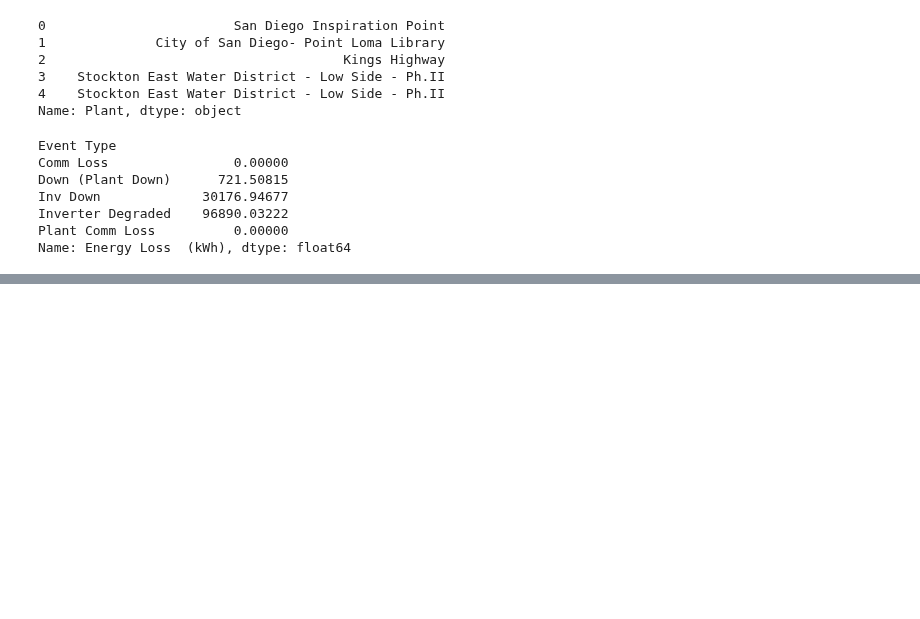
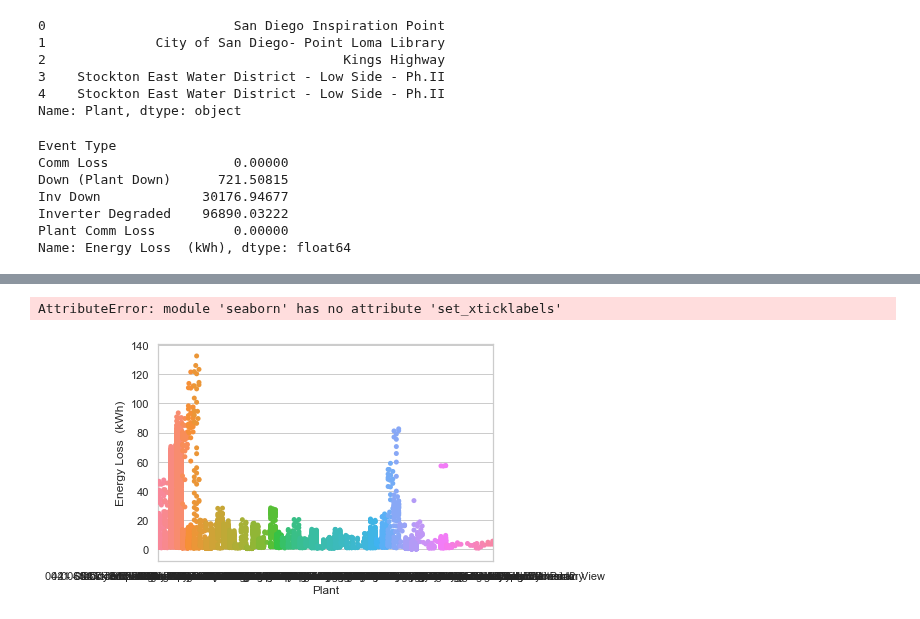
Before and after one commit to tahentx/pv_workbook, a Jupyter notebook: eda/sm3.ipynb, the cells around one changed output, grey strips where cells are left out. Saved outputs shown, nothing was run; the diff lists cells and outputs as text; code cells hidden in the pictures; blank space fills up the shorter version.

Commit message:
first shot at swarm plot for inverter kwh loss data'

```diff
--- a/eda/sm3.ipynb
+++ b/eda/sm3.ipynb
@@ -277,0 +264,2 @@ KeyError: 0                           San Diego Inspiration Point
+# %%
+df_invdeg = df[df['Event Type'] == 'Inverter Degraded']
@@ -277,0 +286,11 @@ KeyError: 0                           San Diego Inspiration Point
+# %%
+import seaborn as sns
+sns.set(style="whitegrid")
+df_invdeg.dropna()
+sns.swarmplot(x='Plant',y='Energy Loss  (kWh)',data=df_invdeg)
+plt.xlabel('Plant')
+plt.ylabel('kWh Loss')
+plt.show()
+# %% [output]
+AttributeError: module 'seaborn' has no attribute 'set_xticklabels'
+[figure, added]
```
Also changed, not shown: parts of 5 cells of this notebook.
